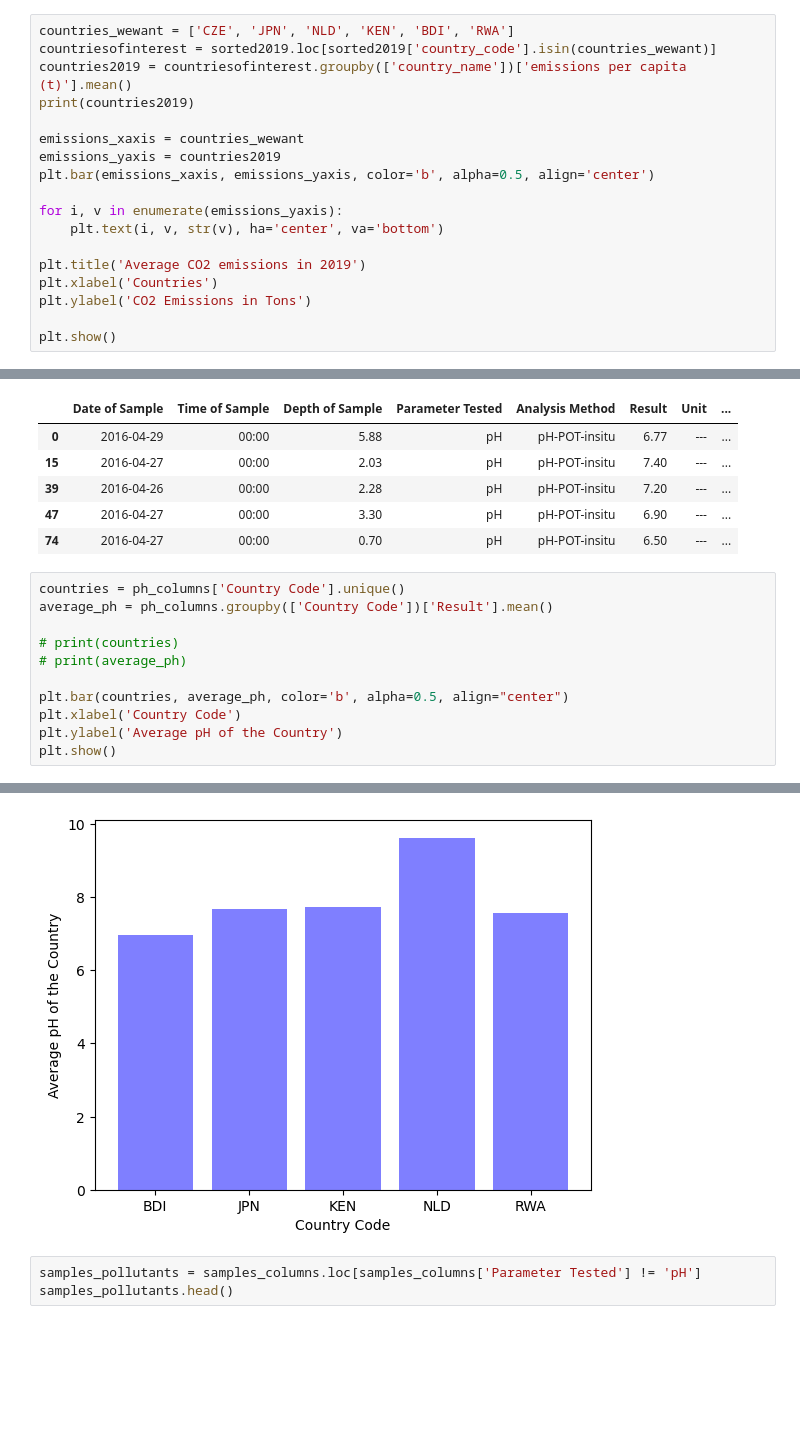
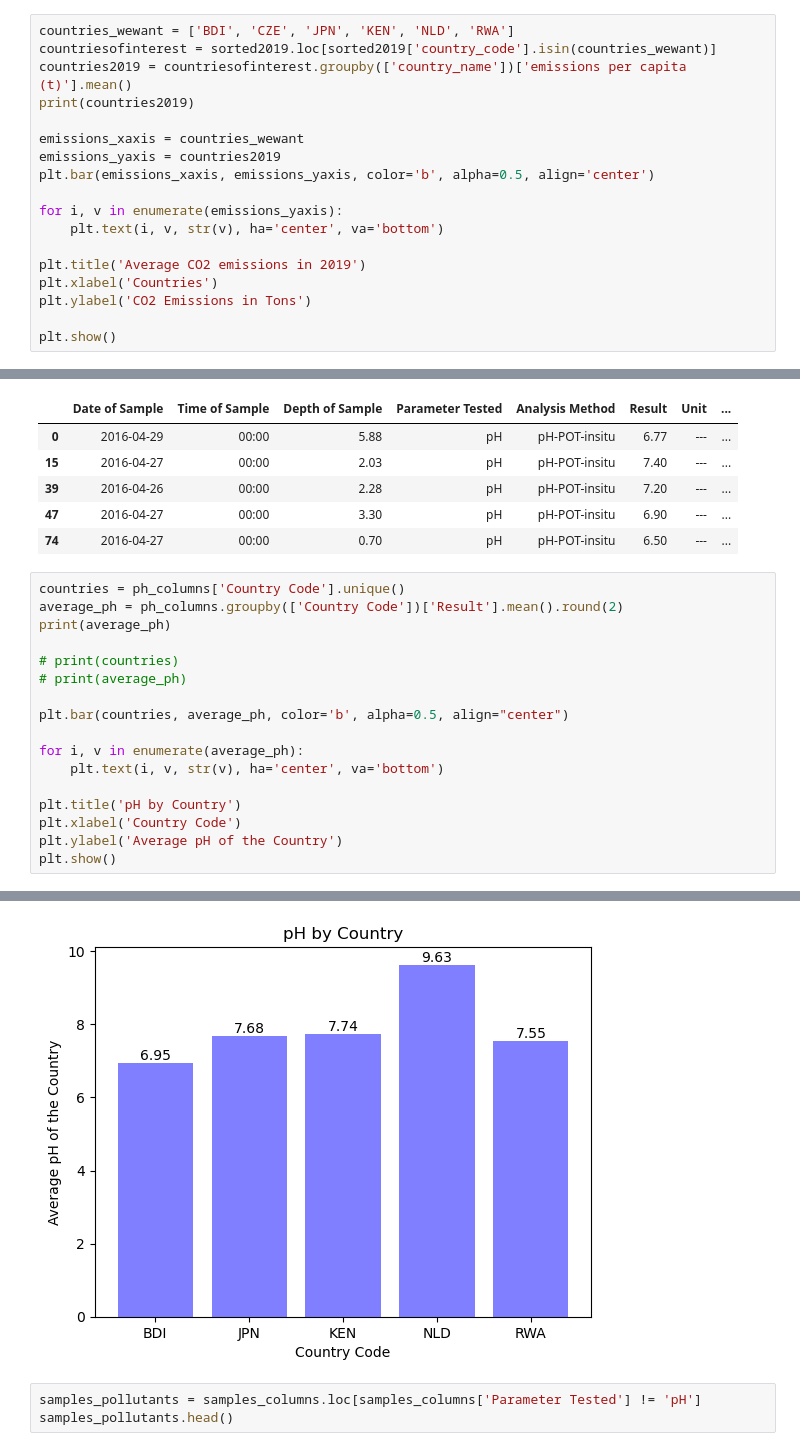
Before and after one commit to Blake-Singewald/CO2-Emissions, a Jupyter notebook: CO2-Emissions-Project/co2.ipynb, the cells around one changed output, grey strips where cells are left out. Cells and saved outputs as stored; diff of their text form; blank space fills up the shorter version.

Commit message:
All visualizations finalized.

```diff
--- a/CO2-Emissions-Project/co2.ipynb
+++ b/CO2-Emissions-Project/co2.ipynb
@@ -184,7 +185,7 @@ sorted2019_ascending.head()
 | 11219 | OED | OECD members | 2019 | 1,362,922,537 | 11,610,640.1645 | 1.161064e+10 | ... |
 | 10909 | NLD | Netherlands | 2019 | 17,344,874 | 146,339.9963 | 1.463400e+08 | ... |
 # %%
-countries_wewant = ['CZE', 'JPN', 'NLD', 'KEN', 'BDI', 'RWA']
+countries_wewant = ['BDI', 'CZE', 'JPN', 'KEN', 'NLD', 'RWA']
 countriesofinterest = sorted2019.loc[sorted2019['country_code'].isin(countries_wewant)]
 countries2019 = countriesofinterest.groupby(['country_name'])['emissions per capita (t)'].mean()
 print(countries2019)
@@ -392,12 +370,18 @@ ph_columns.head()
 | 74 | 2016-04-27 | 00:00 | 0.70 | pH | pH-POT-insitu | 6.50 | --- | ... |
 # %%
 countries = ph_columns['Country Code'].unique()
-average_ph = ph_columns.groupby(['Country Code'])['Result'].mean()
+average_ph = ph_columns.groupby(['Country Code'])['Result'].mean().round(2)
+print(average_ph)
 
 # print(countries)
 # print(average_ph)
 
 plt.bar(countries, average_ph, color='b', alpha=0.5, align="center")
+
+for i, v in enumerate(average_ph):
+    plt.text(i, v, str(v), ha='center', va='bottom')
+
+plt.title('pH by Country')
 plt.xlabel('Country Code')
 plt.ylabel('Average pH of the Country')
 plt.show()
@@ -405,4 +396,4 @@ plt.show()
-[figure, old version]
+[figure, new version]
 # %%
 samples_pollutants = samples_columns.loc[samples_columns['Parameter Tested'] != 'pH']
 samples_pollutants.head()
```
Also changed, not shown: parts of 24 cells of this notebook.
